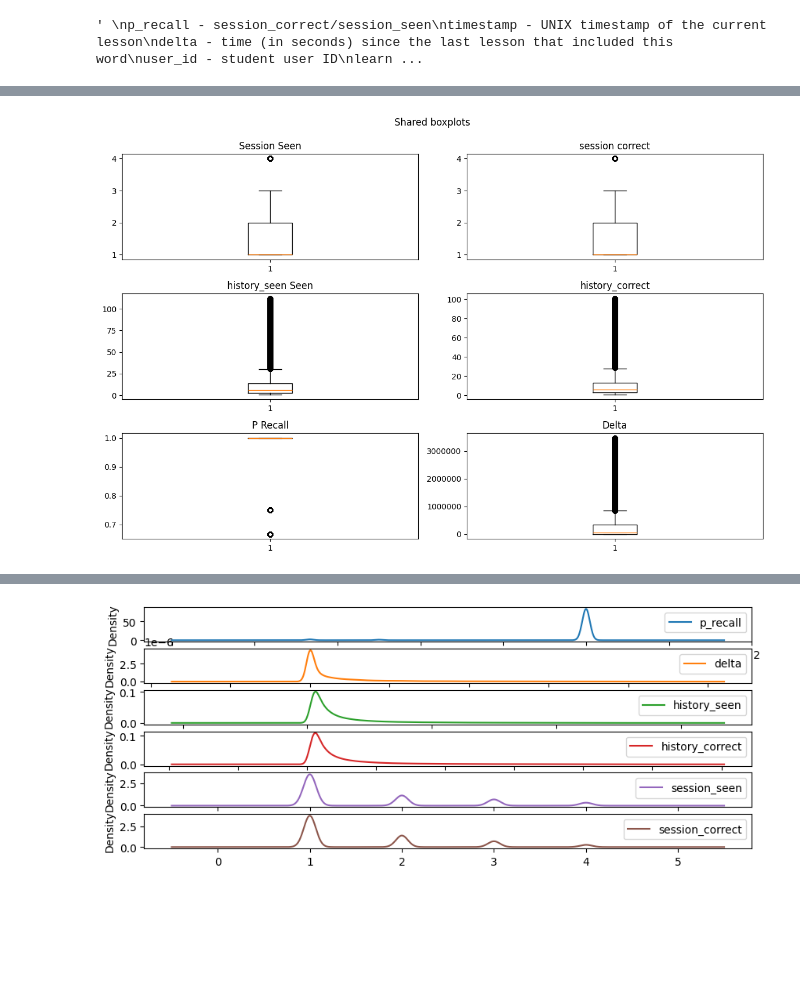
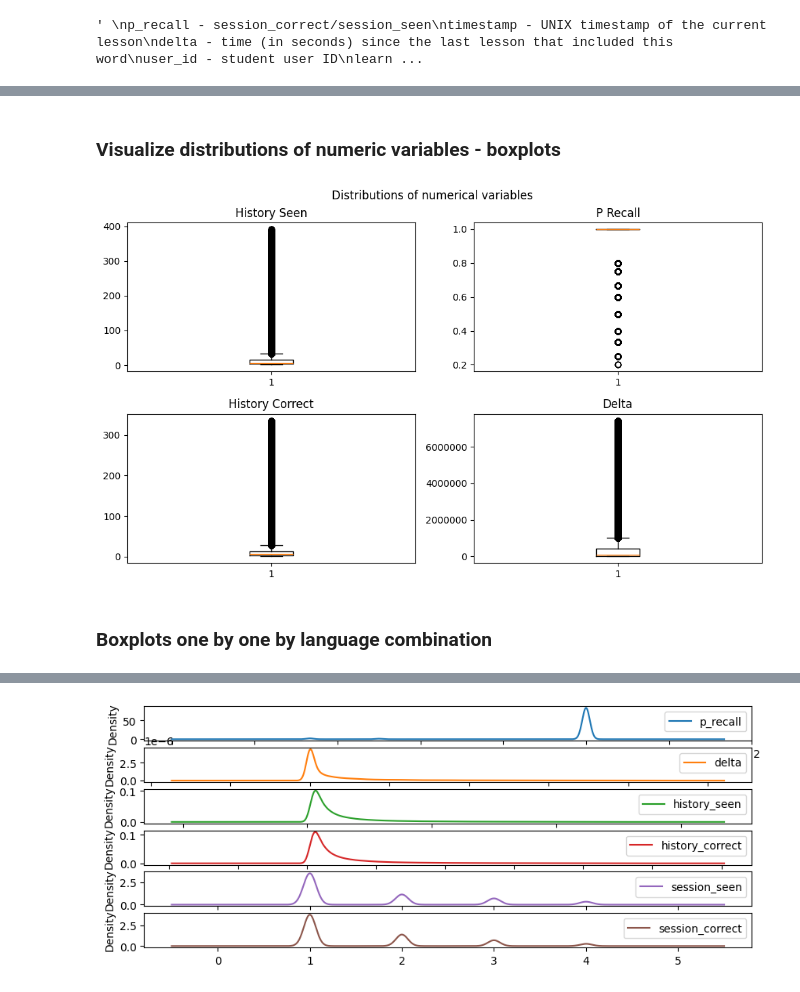
Before and after one commit to juliakubisa/spaced_repetition_algorithm, a Jupyter notebook: notebooks/duolingo_EDA.ipynb, the cells around one changed output, grey strips where cells are left out. Saved outputs shown, nothing was run; the diff lists cells and outputs as text; code cells hidden in the pictures; blank space fills up the shorter version.

Commit message:
prettified the plots

```diff
--- a/notebooks/duolingo_EDA.ipynb
+++ b/notebooks/duolingo_EDA.ipynb
@@ -37,4 +40,4 @@ session_correct - times the user got the word correct during this lesson
 # %%
+# Set the index
 df.reset_index(inplace=True, drop=True)
-df.drop('timestamp', axis=1, inplace=True)
-df
+# df.drop('timestamp', axis=1, inplace=True)
@@ -87,3 +78,4 @@ dtype: bool
 # %%
 # Check for duplicates
 df.duplicated().any()
+df.drop_duplicates(inplace=True)
@@ -92,4 +82,4 @@ np.False_
 # %%
 # Create new column ui language - learning language
-df['lang'] = df['learning_language'] + '-' + df['ui_language']
+df['lang'] = df['ui_language'] + '-' + df['learning_language']
 # %%
@@ -283,32 +301,25 @@ df
+# %% [markdown]
+### Visualize distributions of numeric variables - boxplots
 # %%
-# Boxplots
+fig, axs = plt.subplots(2, 2, figsize=(10, 6))
 
-fig, axs = plt.subplots(3, 2, figsize=(12, 8))
+axs[0,0].boxplot(df['history_seen'])
+axs[0,0].set_title('History Seen')
 
-# Plot each boxplot on the correct subplot
-axs[0,0].boxplot(df['session_seen'])
-axs[0,0].set_title('Session Seen')
+axs[1,0].boxplot(df['history_correct'])
+axs[1,0].set_title('History Correct')
 
-axs[0,1].boxplot(df['session_correct'])
-axs[0,1].set_title('session correct')
+axs[0,1].boxplot(df['p_recall'])
+axs[0,1].set_title('P Recall')
 
-axs[1,0].boxplot(df['history_seen'])
-axs[1,0].set_title('history_seen Seen')
-
-axs[1,1].boxplot(df['history_correct'])
-axs[1,1].set_title('history_correct')
-
-axs[2,0].boxplot(df['p_recall'])
-axs[2,0].set_title('P Recall')
-
-axs[2,1].boxplot(df['delta'])
-axs[2,1].set_title('Delta')
+axs[1,1].boxplot(df['delta'])
+axs[1,1].set_title('Delta')
 
 plt.ticklabel_format(style='plain', axis='y')
-fig.suptitle('Shared boxplots')
+fig.suptitle('Distributions of numerical variables')
 fig.tight_layout()
-fig.subplots_adjust(top=0.9)  # Adjust the top to make room for the super title
+fig.subplots_adjust(top=0.9)
 
 plt.show()
 # %% [output]
-[figure, old version]
+[figure, new version]
@@ -315 +329,3 @@ plt.show()
+# %% [markdown]
+### Boxplots one by one by language combination
 # %%
```
Also changed, not shown: parts of 31 cells of this notebook.
